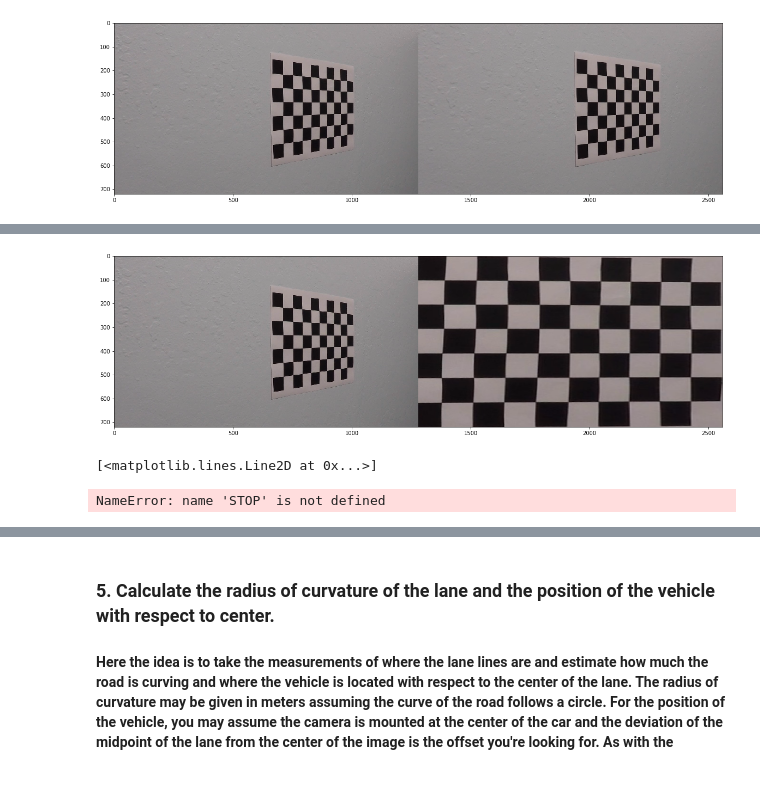
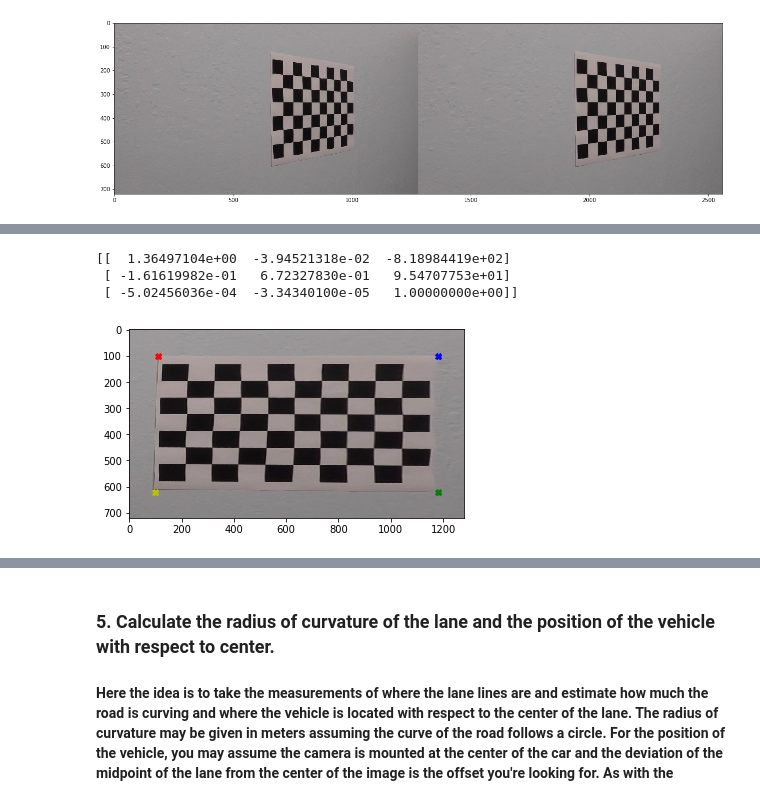
Before and after one commit to UkiDLucas/Advanced_Lane_Line_Detection, a Jupyter notebook: README.ipynb, the cells around one changed output, grey strips where cells are left out. Drawn from its saved outputs; the diff is of its cells as text; code cells hidden in the pictures.

```diff
--- a/README.ipynb
+++ b/README.ipynb
@@ -67,10 +67,11 @@ def __get_sample_gray(image_file_name: str):
     return image_original, image_gray
 # %%
 def __find_inside_corners(image_file_names: list, nx: int=9, ny: int=6, verbose = False):
-    # Chessboard dimentsions
-    # nx = 9 # horizontal
-    # ny = 6 # vertical
-
+    """
+    Chessboard dimentsions:
+     nx = 9 # horizontal
+     ny = 6 # vertical
+    """
     import cv2 # we will use OpenCV library
     import numpy as np
     # Initialise arrays
@@ -251,0 +284,9 @@ plot_images(image, image_corrected3)
+# %%
+import numpy as np
+# calibration8 destination
+DEST = np.float32([
+    [110,100],
+    [1180,100],
+    [1180,620],
+    [100,620]])
+plot_with_corners(image_corrected3, DEST, inline=True)
@@ -252,44 +295,11 @@ plot_images(image, image_corrected3)
 # %%
-import numpy as np
-alibration8_source = np.float32([
-    [710,214],
-    [994,237],
-    [994,476],
-    [714,509]])
-
-calibration8_destination = np.float32([
-    [110,100],
-    [1180,100],
-    [1180,620],
-    [100,620]])
-
-
-
 # http://docs.opencv.org/3.1.0/da/d6e/tutorial_py_geometric_transformations.html
-M = cv2.getPerspectiveTransform(alibration8_source, calibration8_destination)
-warped = cv2.warpPerspective(image_corrected3, M, img_size)
-plot_images(image, warped)
+M = cv2.getPerspectiveTransform(SRC, DEST)
+print(M)
+image_warped = cv2.warpPerspective(image_corrected3, M, img_size)
+plot_with_corners(image_warped, DEST, inline=True)
 # %% [output]
+[[  1.36497104e+00  -3.94521318e-02  -8.18984419e+02]
+ [ -1.61619982e-01   6.72327830e-01   9.54707753e+01]
+ [ -5.02456036e-04  -3.34340100e-05   1.00000000e+00]]
-[figure, old version]
+[figure, new version]
-# %%
-plt.imshow(image_corrected3)
-plt.plot(280, 74, "*r") # top-left red star
-plt.plot(352, 83, "*r") # top-right red star
-plt.plot(354, 116, "*r") # bottom-right red star
-plt.plot(281, 108, "*r") # bottom-left red star
-# %% [output]
-[<matplotlib.lines.Line2D at 0x...>]
-# %%
-STOP
-warped = warp(image)
-
-
-f, (ax1, ax2) = plt.subplots(1,2,figsize=(20,10))
-ax1.set_title("Original Image")
-ax1.imshow(image)
-
-ax2.set_title("Warped Image")
-#ax2.imshow(warped.reshape(warped.shape[0], warped.shape[1]), cmap=plt.cm.Greys)
-ax2.imshow(warped)
-# %% [output]
-NameError: name 'STOP' is not defined
```
Also changed, not shown: parts of 10 cells of this notebook, 14 other files.
